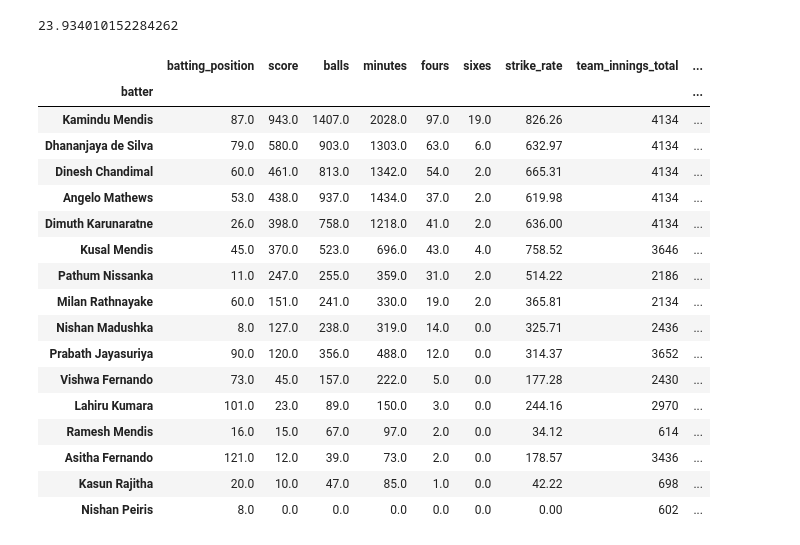
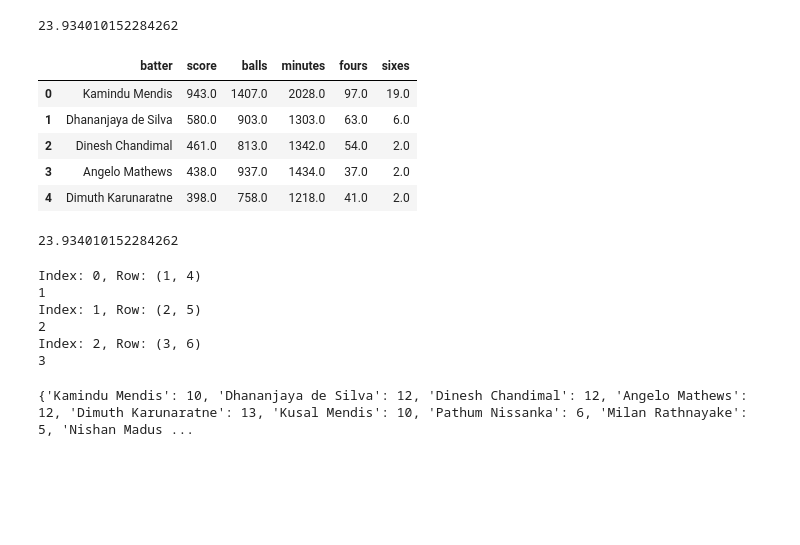
Before and after one commit to sahanfern/kamindu_test_match_data_analysis, a Jupyter notebook: kamindu_analysis.ipynb, the cells around one changed output. Saved outputs shown, nothing was run; the diff lists cells and outputs as text; code cells hidden in the pictures; blank space fills up the shorter version.

Commit message:
Aggregate scores, SL comparison
- Calculated aggregate scores and averages for analysis
- Completed SL player comparison

```diff
--- a/kamindu_analysis.ipynb
+++ b/kamindu_analysis.ipynb
@@ -171,3 +171,7 @@ df[(df['batting_position']<8)&(df['batter']!='Kamindu Mendis')].groupby('opposit
 | Bangladesh | 3.640000 | 33.760000 | 55.720000 | 85.160000 | 3.480000 | 0.440000 | 58.300800 | 349.360000 | ... |
 | England | 3.594595 | 27.685714 | 44.228571 | 71.714286 | 3.342857 | 0.085714 | 51.180857 | 256.324324 | ... |
 | New Zealand | 3.833333 | 45.333333 | 86.166667 | 117.444444 | 4.388889 | 0.222222 | 51.681667 | 405.333333 | ... |
+# %%
+#make a dataframe with just 2024 data
+df_2024 = df[(df['year']==2024)]
+df_2024.head()
@@ -184,23 +195,54 @@ df[(df['batter']=='Kamindu Mendis')&(df['year']==2024)]['score'].sum()
 # %% [output]
 23.934010152284262
 # %%
-df[(df['year']==2024)].groupby('batter').sum().sort_values('score',ascending=False)
+#creating a dataframe with aggregate scores for individual batters in 2024
+df_batter_score = df_2024[['batter','score','balls','minutes','fours','sixes']]
+
+df_batter_score= df_batter_score.groupby('batter').sum().sort_values('score',ascending=False).reset_index()
+df_batter_score.head()
 # %% [output]
-|  | batting_position | score | balls | minutes | fours | sixes | strike_rate | team_innings_total | ... |
-| batter |  |  |  |  |  |  |  |  | ... |
-| Kamindu Mendis | 87.0 | 943.0 | 1407.0 | 2028.0 | 97.0 | 19.0 | 826.26 | 4134 | ... |
-| Dhananjaya de Silva | 79.0 | 580.0 | 903.0 | 1303.0 | 63.0 | 6.0 | 632.97 | 4134 | ... |
-| Dinesh Chandimal | 60.0 | 461.0 | 813.0 | 1342.0 | 54.0 | 2.0 | 665.31 | 4134 | ... |
-| Angelo Mathews | 53.0 | 438.0 | 937.0 | 1434.0 | 37.0 | 2.0 | 619.98 | 4134 | ... |
-| Dimuth Karunaratne | 26.0 | 398.0 | 758.0 | 1218.0 | 41.0 | 2.0 | 636.00 | 4134 | ... |
-| Kusal Mendis | 45.0 | 370.0 | 523.0 | 696.0 | 43.0 | 4.0 | 758.52 | 3646 | ... |
-| Pathum Nissanka | 11.0 | 247.0 | 255.0 | 359.0 | 31.0 | 2.0 | 514.22 | 2186 | ... |
-| Milan Rathnayake | 60.0 | 151.0 | 241.0 | 330.0 | 19.0 | 2.0 | 365.81 | 2134 | ... |
-| Nishan Madushka | 8.0 | 127.0 | 238.0 | 319.0 | 14.0 | 0.0 | 325.71 | 2436 | ... |
-| Prabath Jayasuriya | 90.0 | 120.0 | 356.0 | 488.0 | 12.0 | 0.0 | 314.37 | 3652 | ... |
-| Vishwa Fernando | 73.0 | 45.0 | 157.0 | 222.0 | 5.0 | 0.0 | 177.28 | 2430 | ... |
-| Lahiru Kumara | 101.0 | 23.0 | 89.0 | 150.0 | 3.0 | 0.0 | 244.16 | 2970 | ... |
-| Ramesh Mendis | 16.0 | 15.0 | 67.0 | 97.0 | 2.0 | 0.0 | 34.12 | 614 | ... |
-| Asitha Fernando | 121.0 | 12.0 | 39.0 | 73.0 | 2.0 | 0.0 | 178.57 | 3436 | ... |
-| Kasun Rajitha | 20.0 | 10.0 | 47.0 | 85.0 | 1.0 | 0.0 | 42.22 | 698 | ... |
-| Nishan Peiris | 8.0 | 0.0 | 0.0 | 0.0 | 0.0 | 0.0 | 0.00 | 602 | ... |
+|  | batter | score | balls | minutes | fours | sixes |
+| 0 | Kamindu Mendis | 943.0 | 1407.0 | 2028.0 | 97.0 | 19.0 |
+| 1 | Dhananjaya de Silva | 580.0 | 903.0 | 1303.0 | 63.0 | 6.0 |
+| 2 | Dinesh Chandimal | 461.0 | 813.0 | 1342.0 | 54.0 | 2.0 |
+| 3 | Angelo Mathews | 438.0 | 937.0 | 1434.0 | 37.0 | 2.0 |
+| 4 | Dimuth Karunaratne | 398.0 | 758.0 | 1218.0 | 41.0 | 2.0 |
+# %%
+#Percentage of runs scored by Kamindu from the total runs scored by Sri Lanka in 2024
+(df_batter_score[df_batter_score['batter']=='Kamindu Mendis']['score'].iloc[0])*100/(df[(df['year']==2024)]['score'].sum())
+# %% [output]
+23.934010152284262
+# %%
+df = pd.DataFrame({
+    'A': [1, 2, 3],
+    'B': [4, 5, 6]
+})
+
+for index, row in df.iterrows():
+    print(f"Index: {index}, Row: {row['A'], row['B']}")
+    print(row['A'])
+# %% [output]
+Index: 0, Row: (1, 4)
+1
+Index: 1, Row: (2, 5)
+2
+Index: 2, Row: (3, 6)
+3
+# %%
+innings_dict = {}
+
+for index, row in df_batter_score.iterrows():
+    innings_count = 0
+    batter = row['batter']
+    #print(batter)
+
+    for index, row in df_2024.iterrows():
+        if (row['batter']==batter) and (row['mode_of_dismissal'].strip() !='not out' and row['mode_of_dismissal'].strip() !='DNB'):
+            innings_count += 1
+
+    innings_dict[batter]=innings_count
+
+
+print(innings_dict)
+# %% [output]
+{'Kamindu Mendis': 10, 'Dhananjaya de Silva': 12, 'Dinesh Chandimal': 12, 'Angelo Mathews': 12, 'Dimuth Karunaratne': 13, 'Kusal Mendis': 10, 'Pathum Nissanka': 6, 'Milan Rathnayake': 5, 'Nishan Madus ...
```
Also changed, not shown: parts of 6 cells of this notebook, 2 other files.
